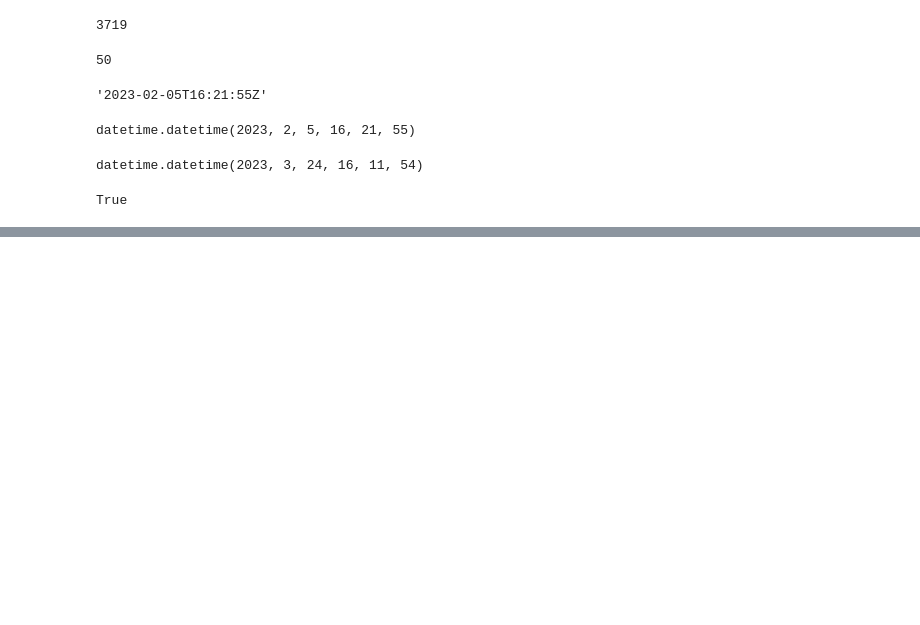
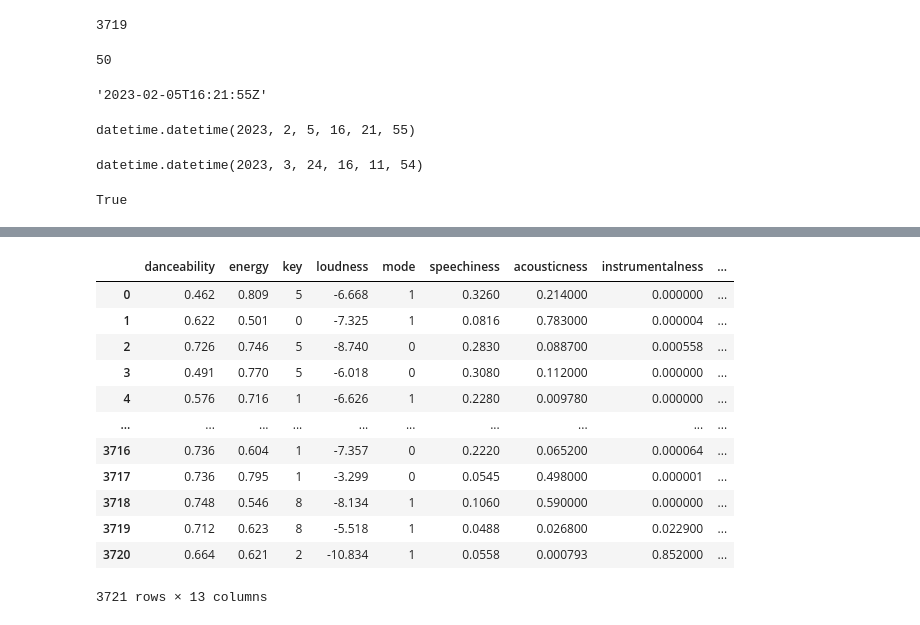
Before and after one commit to Temper-Tunes-Senior-Design-Project/song-classification, a Jupyter notebook: Research and Development/Retrieving Data/Spotipy/getUserLikedSongsAndInfo.ipynb, the cells around one changed output, grey strips where cells are left out. Cells and saved outputs as stored; diff of their text form; code cells hidden in the pictures; blank space fills up the shorter version.

```diff
--- a/Research and Development/Retrieving Data/Spotipy/getUserLikedSongsAndInfo.ipynb
+++ b/Research and Development/Retrieving Data/Spotipy/getUserLikedSongsAndInfo.ipynb
@@ -207,0 +219,9 @@ True
+# %%
+import numpy as np
+import spotipy
+from spotipy.oauth2 import SpotifyOAuth
+import pandas as pd
+
+
+#need to have credentials to access API
+sp = spotipy.Spotify(auth_manager=SpotifyOAuth('86677c795a49463d9281fac012a87155','fe6f941da771447c920e02bbb2a82859', redirect_uri='http://localhost:5000',scope='user-library-read') )
@@ -207,0 +444,2 @@ True
+# %%
+track_ids = retrieveTrackIds(sp,'')
@@ -207,0 +469,2 @@ True
+# %%
+features = retrieveTrackFeatures(sp, track_ids[0:50])
@@ -207,0 +515,16 @@ True
+# %%
+features[0]
+# %% [output]
+|  | danceability | energy | key | loudness | mode | speechiness | acousticness | instrumentalness | ... |
+| 0 | 0.462 | 0.809 | 5 | -6.668 | 1 | 0.3260 | 0.214000 | 0.000000 | ... |
+| 1 | 0.622 | 0.501 | 0 | -7.325 | 1 | 0.0816 | 0.783000 | 0.000004 | ... |
+| 2 | 0.726 | 0.746 | 5 | -8.740 | 0 | 0.2830 | 0.088700 | 0.000558 | ... |
+| 3 | 0.491 | 0.770 | 5 | -6.018 | 0 | 0.3080 | 0.112000 | 0.000000 | ... |
+| 4 | 0.576 | 0.716 | 1 | -6.626 | 1 | 0.2280 | 0.009780 | 0.000000 | ... |
+| ... | ... | ... | ... | ... | ... | ... | ... | ... | ... |
+| 3716 | 0.736 | 0.604 | 1 | -7.357 | 0 | 0.2220 | 0.065200 | 0.000064 | ... |
+| 3717 | 0.736 | 0.795 | 1 | -3.299 | 0 | 0.0545 | 0.498000 | 0.000001 | ... |
+| 3718 | 0.748 | 0.546 | 8 | -8.134 | 1 | 0.1060 | 0.590000 | 0.000000 | ... |
+| 3719 | 0.712 | 0.623 | 8 | -5.518 | 1 | 0.0488 | 0.026800 | 0.022900 | ... |
+| 3720 | 0.664 | 0.621 | 2 | -10.834 | 1 | 0.0558 | 0.000793 | 0.852000 | ... |
+3721 rows × 13 columns
```
Also changed, not shown: parts of 26 cells of this notebook.
